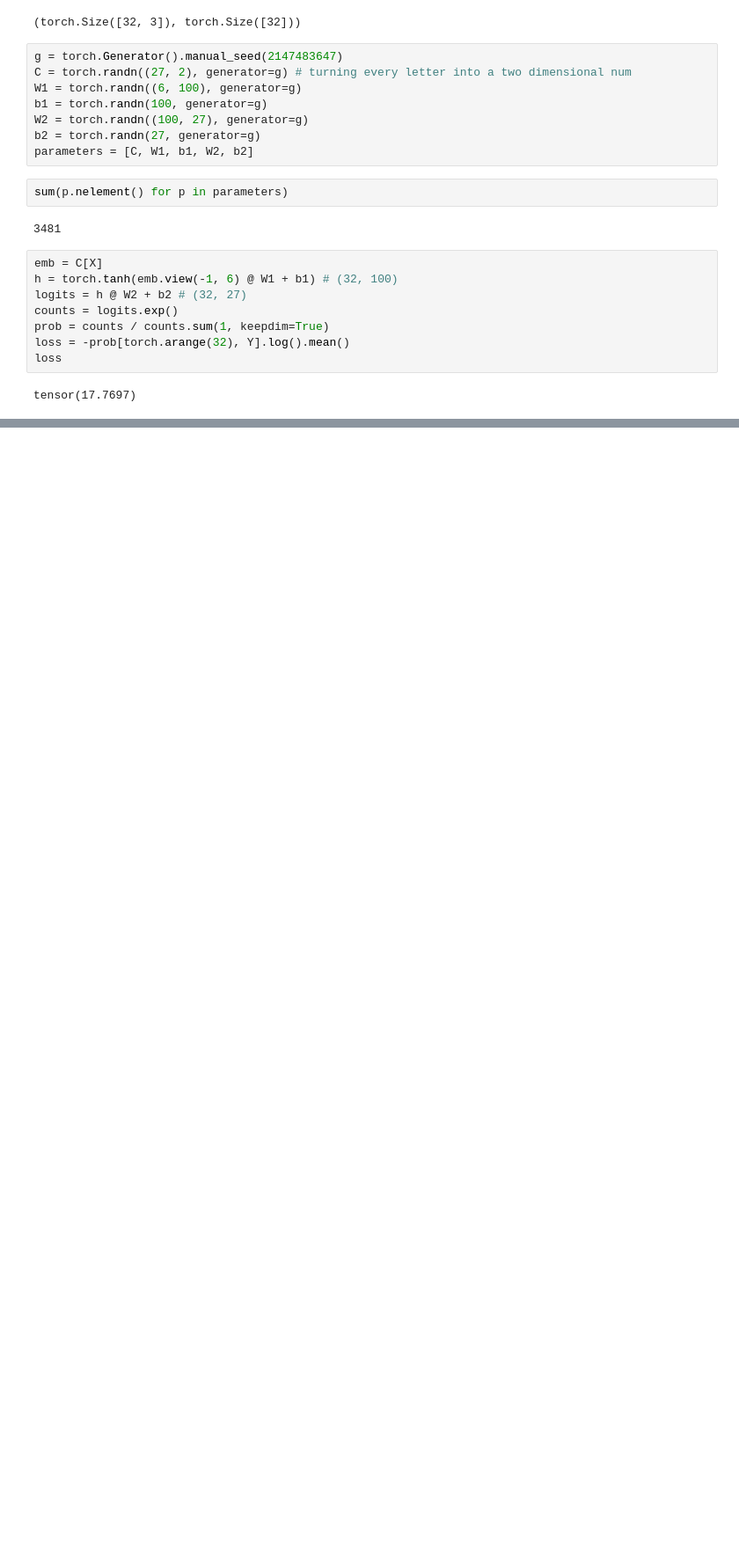
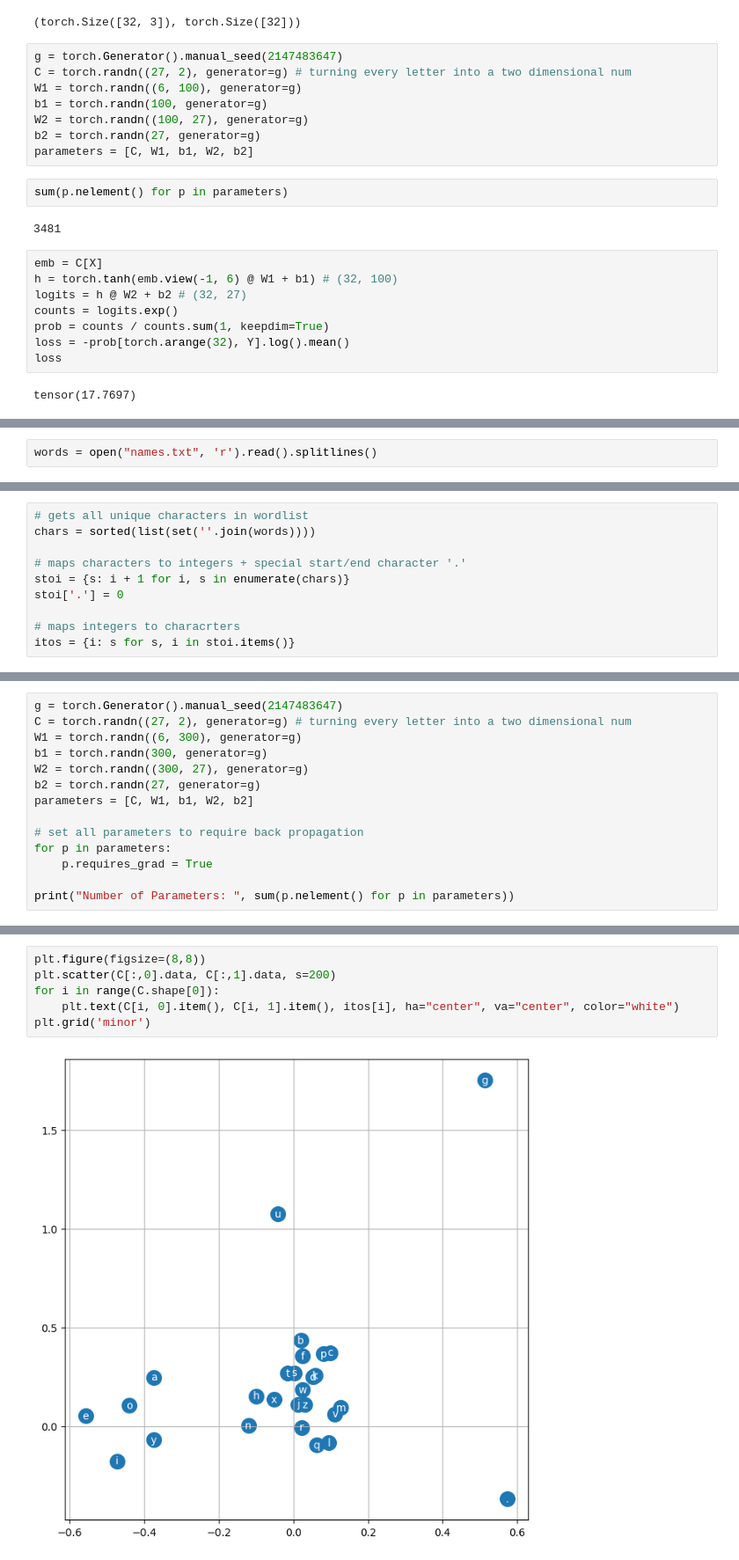
Before and after one commit to IamJamesRooke/karpathy_neural_network, a Jupyter notebook: 03_building_makemore.ipynb, the cells around one changed output, grey strips where cells are left out. Shown at 88% size. Drawn from its saved outputs; the diff is of its cells as text; blank space fills up the shorter version.

```diff
--- a/03_building_makemore.ipynb
+++ b/03_building_makemore.ipynb
@@ -481,0 +517,2 @@ https://youtu.be/TCH_1BHY58I?si=RutfD5mvpUsiGrGl&t=1970
+# %%
+words = open("names.txt", 'r').read().splitlines()
@@ -481,0 +521,10 @@ https://youtu.be/TCH_1BHY58I?si=RutfD5mvpUsiGrGl&t=1970
+# %%
+# gets all unique characters in wordlist
+chars = sorted(list(set(''.join(words))))
+
+# maps characters to integers + special start/end character '.'
+stoi = {s: i + 1 for i, s in enumerate(chars)}
+stoi['.'] = 0
+
+# maps integers to characrters
+itos = {i: s for s, i in stoi.items()}
@@ -481,0 +654,14 @@ https://youtu.be/TCH_1BHY58I?si=RutfD5mvpUsiGrGl&t=1970
+# %%
+g = torch.Generator().manual_seed(2147483647)
+C = torch.randn((27, 2), generator=g) # turning every letter into a two dimensional num
+W1 = torch.randn((6, 300), generator=g)
+b1 = torch.randn(300, generator=g)
+W2 = torch.randn((300, 27), generator=g)
+b2 = torch.randn(27, generator=g)
+parameters = [C, W1, b1, W2, b2]
+
+# set all parameters to require back propagation
+for p in parameters:
+    p.requires_grad = True
+
+print("Number of Parameters: ", sum(p.nelement() for p in parameters))
@@ -481,0 +720,8 @@ https://youtu.be/TCH_1BHY58I?si=RutfD5mvpUsiGrGl&t=1970
+# %%
+plt.figure(figsize=(8,8))
+plt.scatter(C[:,0].data, C[:,1].data, s=200)
+for i in range(C.shape[0]):
+    plt.text(C[i, 0].item(), C[i, 1].item(), itos[i], ha="center", va="center", color="white")
+plt.grid('minor')
+# %% [output]
+[figure, added]
```
Also changed, not shown: parts of 78 cells of this notebook.
